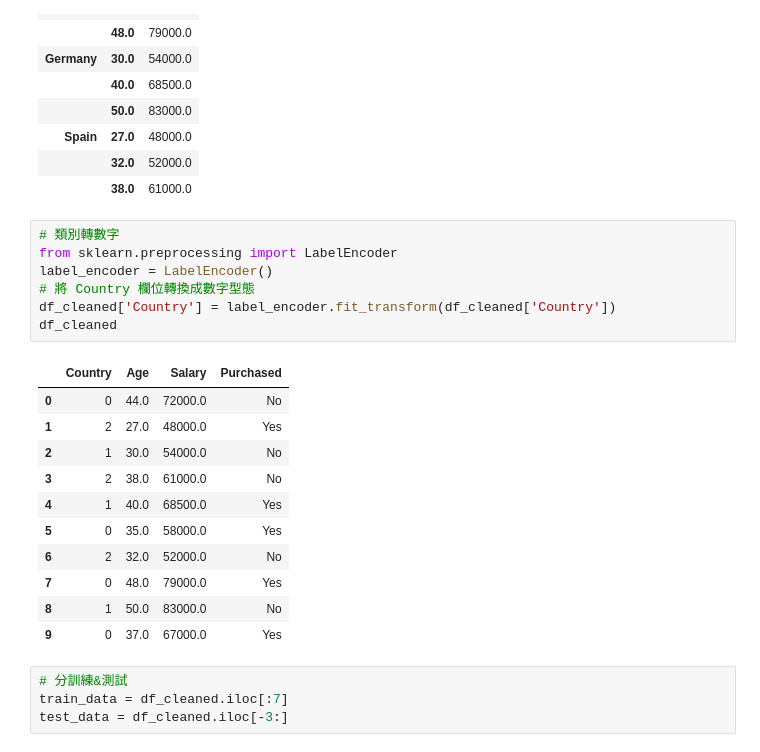
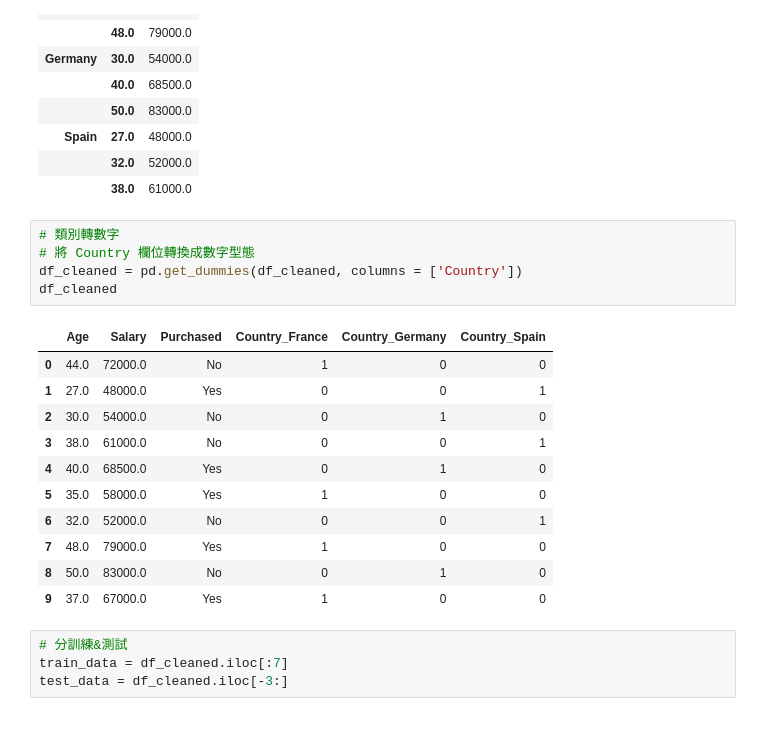
Before and after one commit to DrDAN6770/DataSciense-with-Python, a Jupyter notebook: 資料科學工具箱/教練帶跑/Task 08/Task_08.ipynb, the cells around one changed output. Cells and saved outputs as stored; diff of their text form.

```diff
--- a/資料科學工具箱/教練帶跑/Task 08/Task_08.ipynb
+++ b/資料科學工具箱/教練帶跑/Task 08/Task_08.ipynb
@@ -77,23 +78,21 @@ To adopt the future behavior and silence this warning, use
 |  | 38.0 | 61000.0 |
 # %%
 # 類別轉數字
-from sklearn.preprocessing import LabelEncoder
-label_encoder = LabelEncoder()
 # 將 Country 欄位轉換成數字型態
-df_cleaned['Country'] = label_encoder.fit_transform(df_cleaned['Country'])
+df_cleaned = pd.get_dummies(df_cleaned, columns = ['Country'])
 df_cleaned
 # %% [output]
-|  | Country | Age | Salary | Purchased |
-| 0 | 0 | 44.0 | 72000.0 | No |
-| 1 | 2 | 27.0 | 48000.0 | Yes |
-| 2 | 1 | 30.0 | 54000.0 | No |
-| 3 | 2 | 38.0 | 61000.0 | No |
-| 4 | 1 | 40.0 | 68500.0 | Yes |
-| 5 | 0 | 35.0 | 58000.0 | Yes |
-| 6 | 2 | 32.0 | 52000.0 | No |
-| 7 | 0 | 48.0 | 79000.0 | Yes |
-| 8 | 1 | 50.0 | 83000.0 | No |
-| 9 | 0 | 37.0 | 67000.0 | Yes |
+|  | Age | Salary | Purchased | Country_France | Country_Germany | Country_Spain |
+| 0 | 44.0 | 72000.0 | No | 1 | 0 | 0 |
+| 1 | 27.0 | 48000.0 | Yes | 0 | 0 | 1 |
+| 2 | 30.0 | 54000.0 | No | 0 | 1 | 0 |
+| 3 | 38.0 | 61000.0 | No | 0 | 0 | 1 |
+| 4 | 40.0 | 68500.0 | Yes | 0 | 1 | 0 |
+| 5 | 35.0 | 58000.0 | Yes | 1 | 0 | 0 |
+| 6 | 32.0 | 52000.0 | No | 0 | 0 | 1 |
+| 7 | 48.0 | 79000.0 | Yes | 1 | 0 | 0 |
+| 8 | 50.0 | 83000.0 | No | 0 | 1 | 0 |
+| 9 | 37.0 | 67000.0 | Yes | 1 | 0 | 0 |
 # %%
 # 分訓練&測試
 train_data = df_cleaned.iloc[:7]
```
Also changed, not shown: parts of 6 cells of this notebook.
